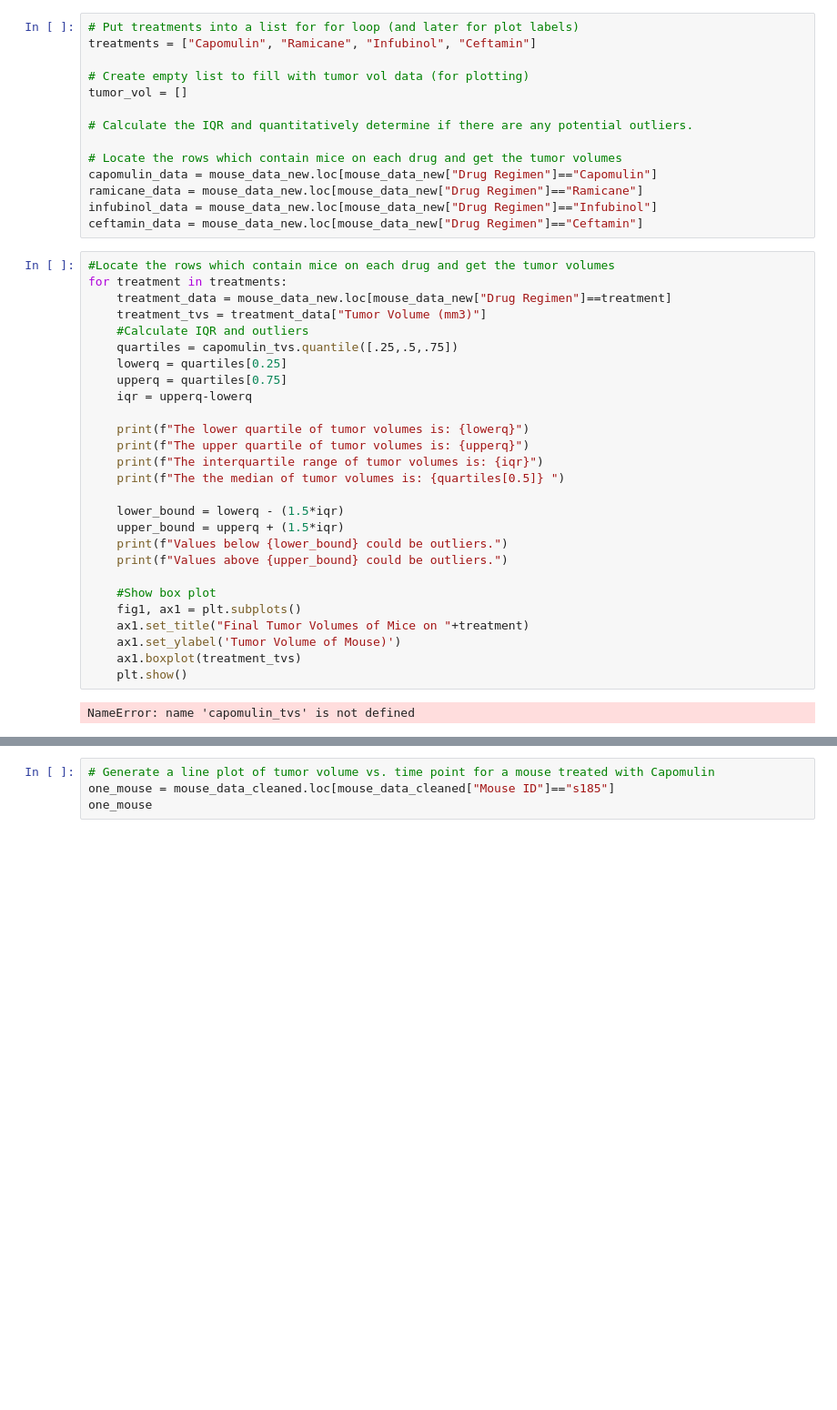
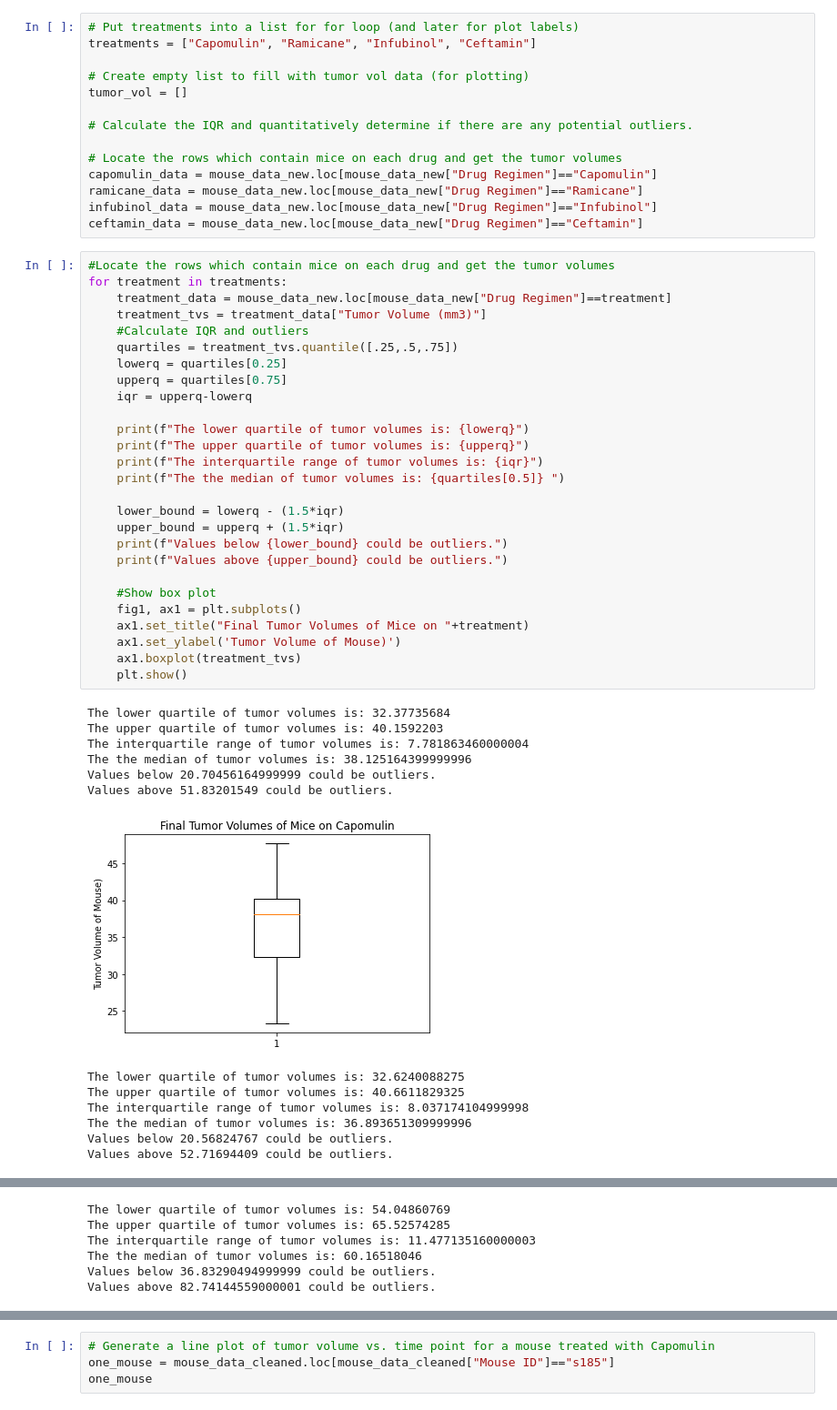
Before and after one commit to wjcutrone/Capomulin-Evaluation, a Jupyter notebook: Pymaceuticals/Pymaceuticals Experiment.ipynb, the cells around one changed output, grey strips where cells are left out. Shown at 91% size. Drawn from its saved outputs; the diff is of its cells as text; blank space fills up the shorter version.

```diff
--- a/Pymaceuticals/Pymaceuticals Experiment.ipynb
+++ b/Pymaceuticals/Pymaceuticals Experiment.ipynb
@@ -207,29 +210,41 @@ ceftamin_data = mouse_data_new.loc[mouse_data_new["Drug Regimen"]=="Ceftamin"]
 # %%
 #Locate the rows which contain mice on each drug and get the tumor volumes
 for treatment in treatments:
     treatment_data = mouse_data_new.loc[mouse_data_new["Drug Regimen"]==treatment]
     treatment_tvs = treatment_data["Tumor Volume (mm3)"]
     #Calculate IQR and outliers
-    quartiles = capomulin_tvs.quantile([.25,.5,.75])
+    quartiles = treatment_tvs.quantile([.25,.5,.75])
     lowerq = quartiles[0.25]
     upperq = quartiles[0.75]
     iqr = upperq-lowerq
 
     print(f"The lower quartile of tumor volumes is: {lowerq}")
     print(f"The upper quartile of tumor volumes is: {upperq}")
     print(f"The interquartile range of tumor volumes is: {iqr}")
     print(f"The the median of tumor volumes is: {quartiles[0.5]} ")
 
     lower_bound = lowerq - (1.5*iqr)
     upper_bound = upperq + (1.5*iqr)
     print(f"Values below {lower_bound} could be outliers.")
     print(f"Values above {upper_bound} could be outliers.")
 
     #Show box plot
     fig1, ax1 = plt.subplots()
     ax1.set_title("Final Tumor Volumes of Mice on "+treatment)
     ax1.set_ylabel('Tumor Volume of Mouse)')
     ax1.boxplot(treatment_tvs)
     plt.show()
 # %% [output]
-NameError: name 'capomulin_tvs' is not defined
+The lower quartile of tumor volumes is: 32.37735684
+The upper quartile of tumor volumes is: 40.1592203
+The interquartile range of tumor volumes is: 7.781863460000004
+The the median of tumor volumes is: 38.125164399999996
+Values below 20.70456164999999 could be outliers.
+Values above 51.83201549 could be outliers.
+[figure, added]
+The lower quartile of tumor volumes is: 32.6240088275
+The upper quartile of tumor volumes is: 40.6611829325
+The interquartile range of tumor volumes is: 8.037174104999998
+The the median of tumor volumes is: 36.893651309999996
+Values below 20.56824767 could be outliers.
+Values above 52.71694409 could be outliers.
@@ -235,0 +252,6 @@ NameError: name 'capomulin_tvs' is not defined
+The lower quartile of tumor volumes is: 54.04860769
+The upper quartile of tumor volumes is: 65.52574285
+The interquartile range of tumor volumes is: 11.477135160000003
+The the median of tumor volumes is: 60.16518046
+Values below 36.83290494999999 could be outliers.
+Values above 82.74144559000001 could be outliers.
```
Also changed, not shown: parts of 3 cells of this notebook.
